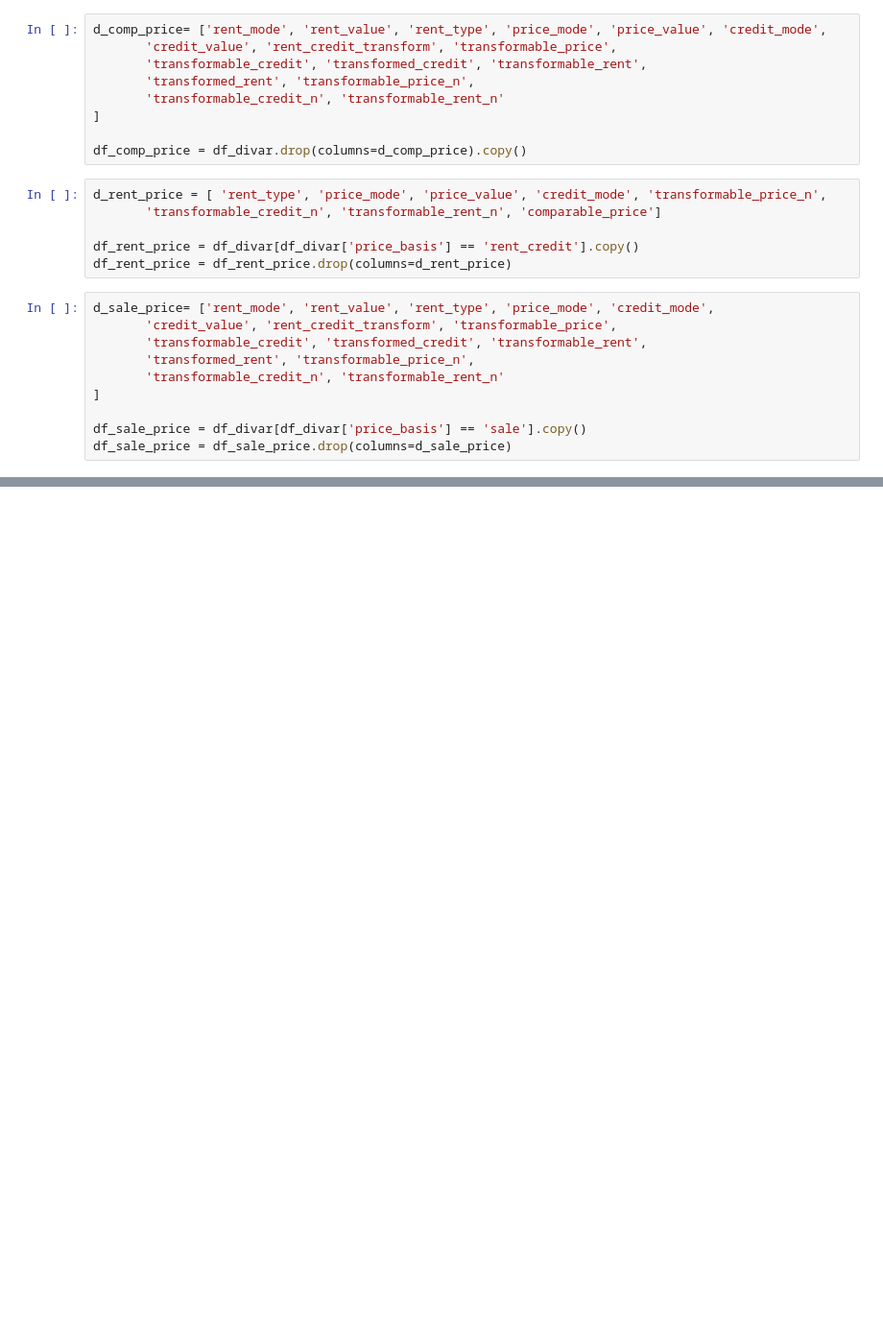
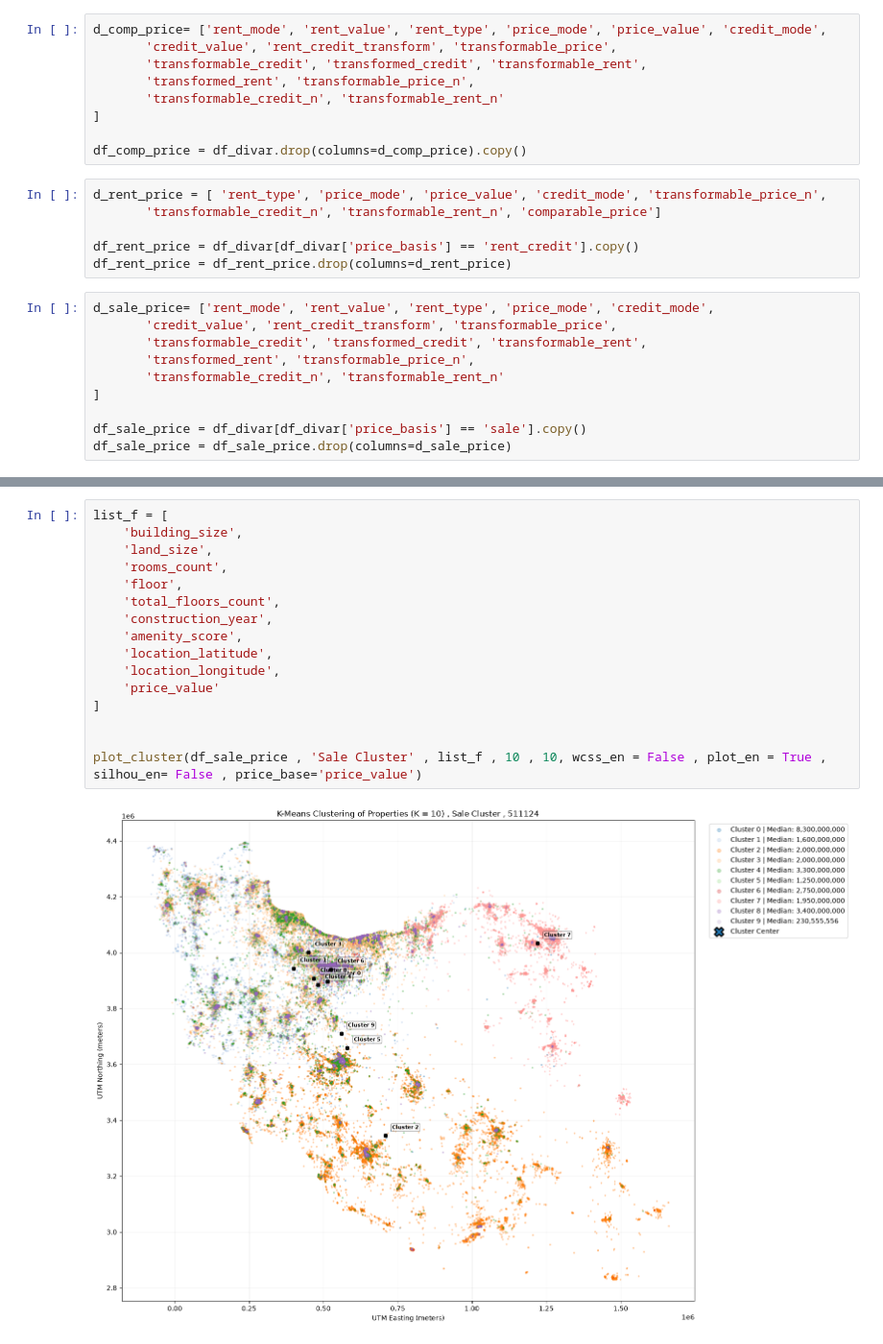
Before and after one commit to pouryaseiedi/AI-Bootcamp-Project1, a Jupyter notebook: part3.ipynb, the cells around one changed output, grey strips where cells are left out. Shown at 96% size. Cells and saved outputs as stored; diff of their text form; blank space fills up the shorter version.

```diff
--- a/part3.ipynb
+++ b/part3.ipynb
@@ -329,0 +423,18 @@ plt.show()
+# %%
+list_f = [
+    'building_size',
+    'land_size',
+    'rooms_count',
+    'floor',
+    'total_floors_count',
+    'construction_year',
+    'amenity_score',
+    'location_latitude',
+    'location_longitude',
+    'price_value'
+]
+
+
+plot_cluster(df_sale_price , 'Sale Cluster' , list_f , 10 , 10, wcss_en = False , plot_en = True , silhou_en= False , price_base='price_value')
+# %% [output]
+[figure, added]
```
Also changed, not shown: parts of 23 cells of this notebook, 5 other files.
